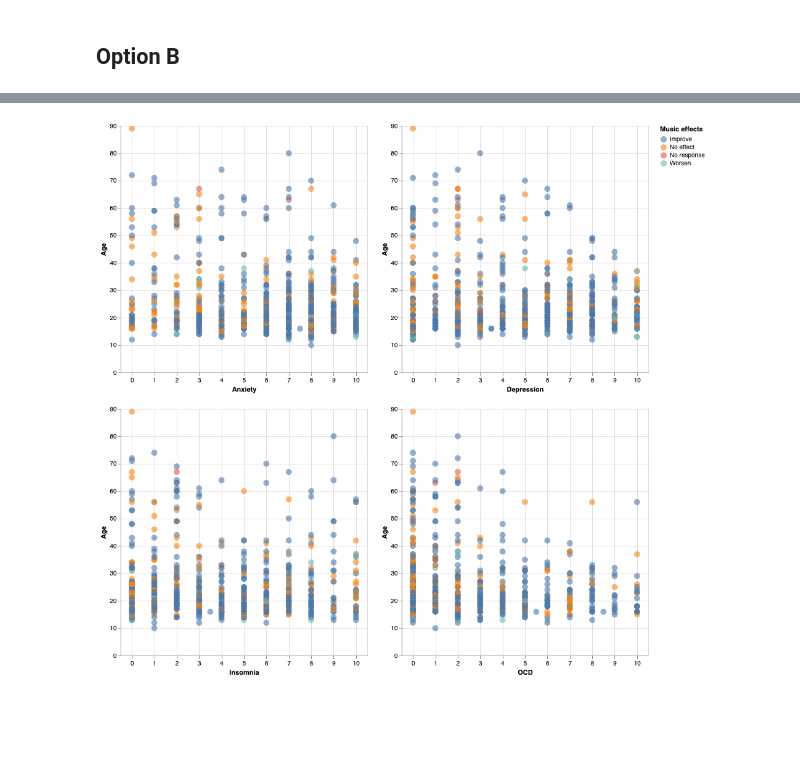
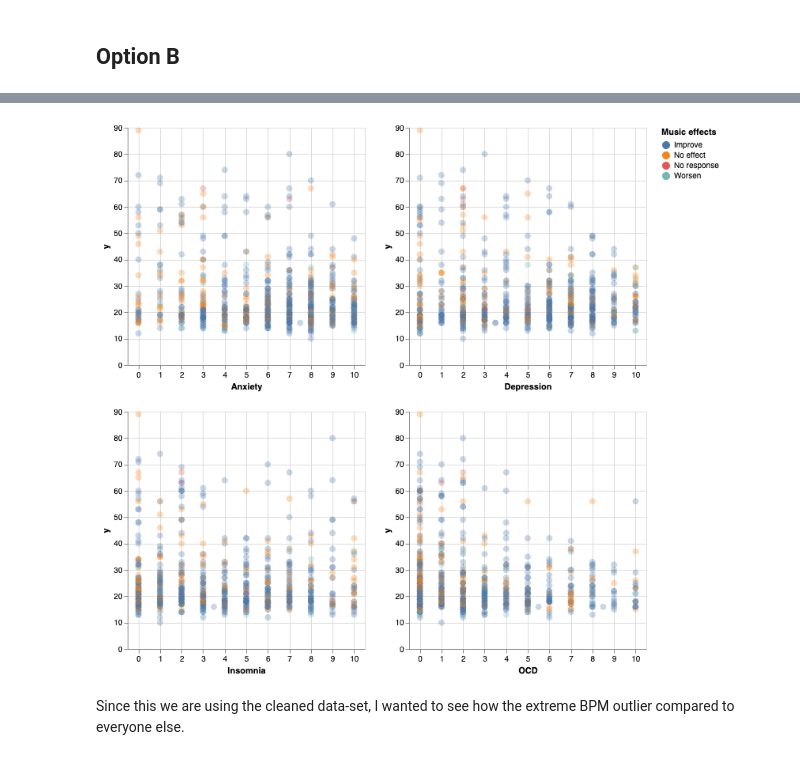
Before and after one commit to ubc-dsci320-2024w2/project-team_fabfour, a Jupyter notebook: ungraded/charts_Jessica.ipynb, the cells around one changed output, grey strips where cells are left out. Drawn from its saved outputs; the diff is of its cells as text; code cells hidden in the pictures; blank space fills up the shorter version.

```diff
--- a/ungraded/charts_Jessica.ipynb
+++ b/ungraded/charts_Jessica.ipynb
@@ -387,19 +282,56 @@ chart3dii = (
+# %%
+dropdown_y = alt.binding_select(
+    options=["Age", "BPM"],
+    name='Y-axis column '
+)
+
+# dropdown for Y column
+ycol_param = alt.param(
+    value='Age',
+    bind=dropdown_y
+)
+
+click = alt.selection_point(empty=False)
+hover = alt.selection_point(on='mouseover', empty=False)
+brush = alt.selection_interval()
 # %%
-chart3ei = alt.Chart(mxmh).mark_circle(size=100, opacity=0.6).encode(
-    x=alt.X('Anxiety:Q', scale=alt.Scale(domain=[-0.5, 10.5])),
-    y='Age:Q',
+chart3e = alt.Chart(mxmh).mark_circle(opacity=0.75).encode(
+    x=alt.X(scale=alt.Scale(domain=[-0.5, 10.5])),
+    y='y:Q',
     color=alt.when(brush).then("Music effects:N").otherwise(alt.value("lightgray")),
+    tooltip=alt.Tooltip(['Age', 'Anxiety', 'Depression', 'Insomnia', 'OCD', "Music effects"]),
+    size=alt.when(hover).then(alt.value(800)),
+    opacity=alt.when(click).then(alt.value(1)).otherwise(alt.value(0.3)),
 ).properties(
     width=250,
     height=250
+).transform_calculate(
+    y=f'datum[{ycol_param.name}]',
 ).add_params(
-    brush, legend_param
-).properties(width=400, height=400)
+    hover, brush, ycol_param, click
+).properties(width=300, height=300)
 
-chart3e = (chart3ei | chart3ei.encode(x=alt.X('Depression:Q', scale=alt.Scale(domain=[-0.5, 10.5])))
-          ) & (chart3ei.encode(alt.X('Insomnia:Q', scale=alt.Scale(domain=[-0.5, 10.5]))) |
-                              chart3ei.encode(alt.X('OCD:Q', scale=alt.Scale(domain=[-0.5, 10.5])))
-             )
-chart3e
+chart3e_anx = chart3e.encode(
+    x=alt.X('Anxiety:Q', scale=alt.Scale(domain=[-0.5, 10.5])),
+)
+
+chart3e_dep = chart3e.encode(
+    x=alt.X('Depression:Q', scale=alt.Scale(domain=[-0.5, 10.5]))
+)
+
+chart3e_ins = chart3e.encode(
+    x=alt.X('Insomnia:Q', scale=alt.Scale(domain=[-0.5, 10.5]))
+)
+
+chart3e_ocd = chart3e.encode(
+    x=alt.X('OCD:Q', scale=alt.Scale(domain=[-0.5, 10.5]))
+)
+
+chart3e_all = ((chart3e_anx | chart3e_dep) & (chart3e_ins | chart3e_ocd))
+chart3e_all.show()
+
+save(chart3e_all, "outputs/chart3ii.json")
 # %% [output]
-[figure, old version]
+[figure, new version]
+# %% [markdown]
+Since this we are using the cleaned data-set, I wanted to see how the extreme BPM outlier compared to everyone else.
```
Also changed, not shown: parts of 17 cells of this notebook, 8 other files.
